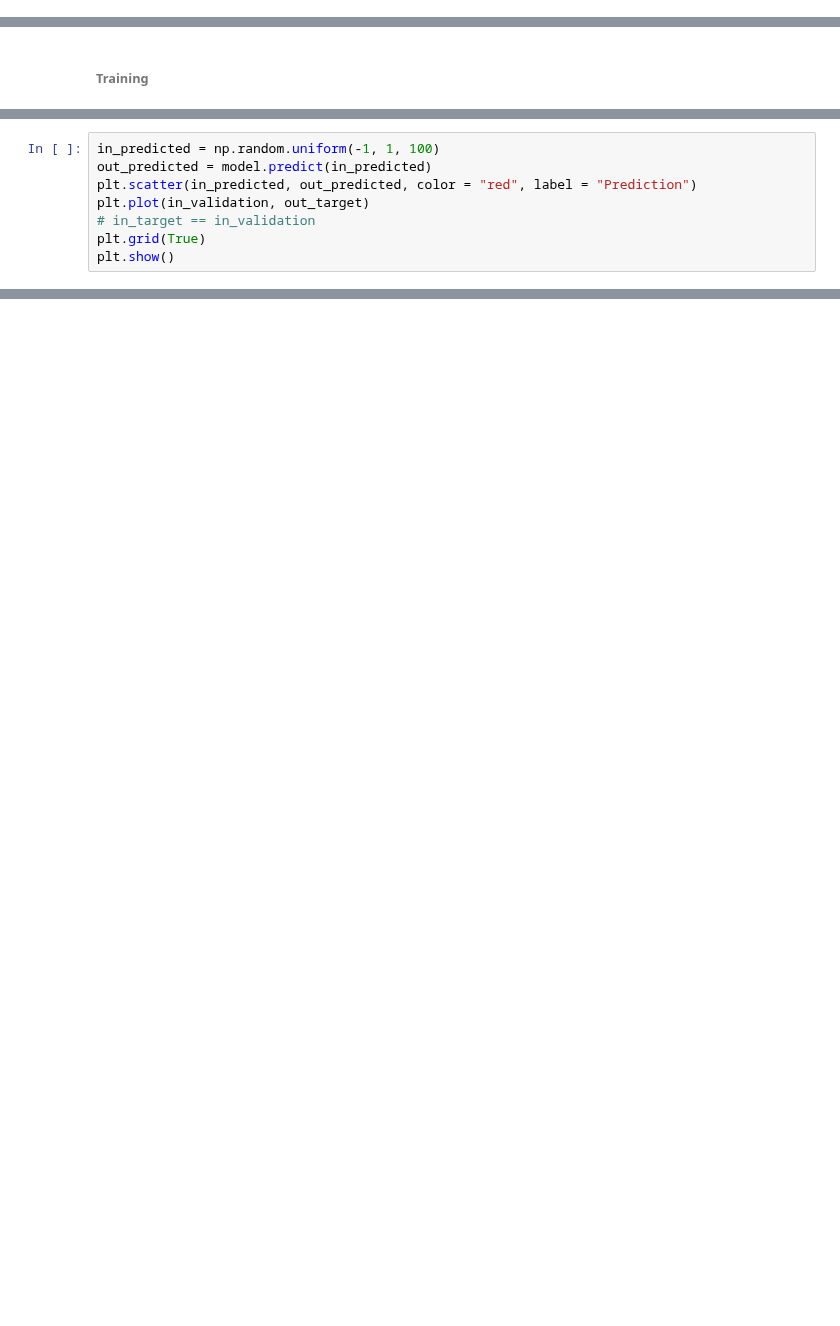
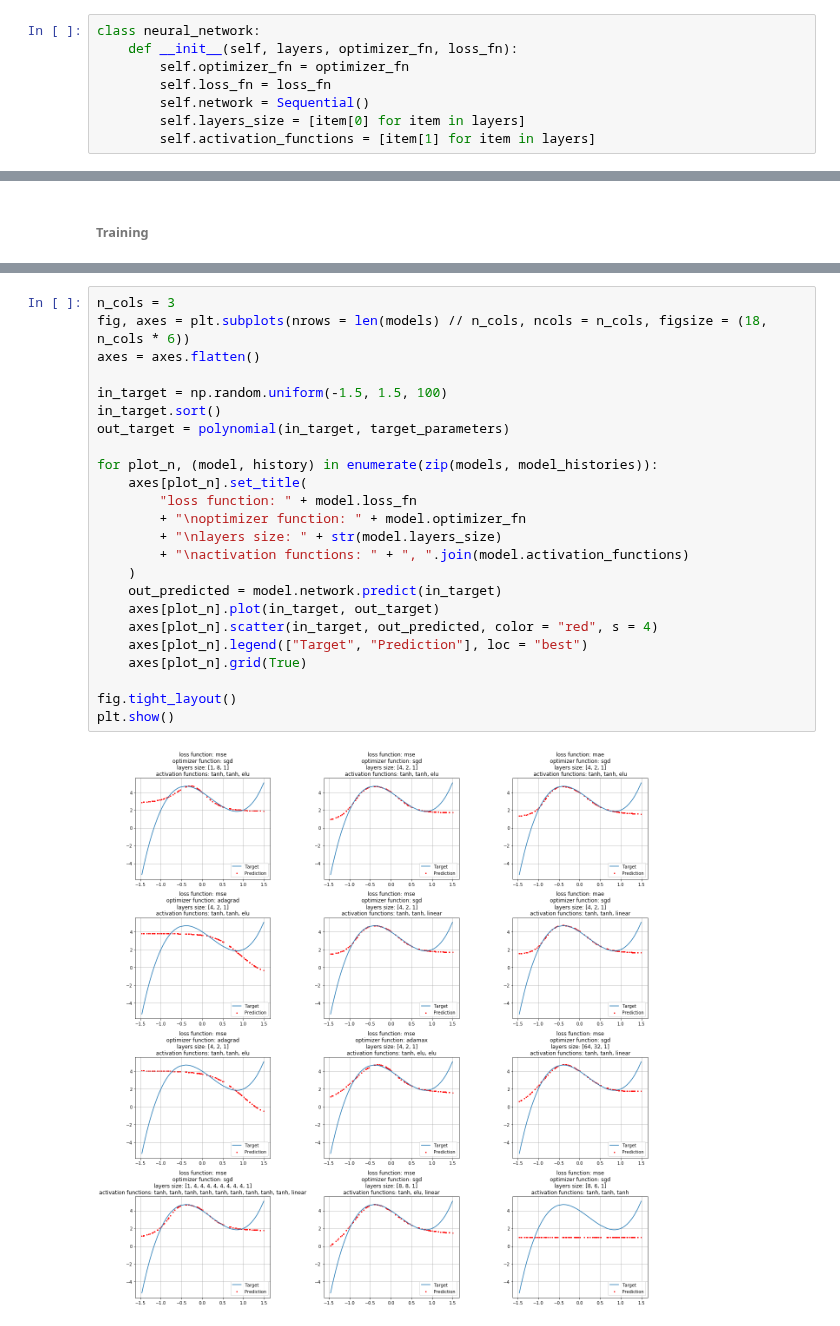
Before and after one commit to phaerrax/lab-simulazione-numerica, a Jupyter notebook: exercise11/exercise11-2.ipynb, the cells around one changed output, grey strips where cells are left out. Drawn from its saved outputs; the diff is of its cells as text; blank space fills up the shorter version.

```diff
--- a/exercise11/exercise11-2.ipynb
+++ b/exercise11/exercise11-2.ipynb
@@ -38 +38,9 @@ out_validation = np.random.normal(polynomial3(in_validation, target_parameters),
+# %%
+class neural_network:
+    def __init__(self, layers, optimizer_fn, loss_fn):
+        self.optimizer_fn = optimizer_fn
+        self.loss_fn = loss_fn
+        self.network = Sequential()
+        self.layers_size = [item[0] for item in layers]
+        self.activation_functions = [item[1] for item in layers]
 # %% [markdown]
@@ -121,8 +149,0 @@ plt.show()
-# %%
-in_predicted = np.random.uniform(-1, 1, 100)
-out_predicted = model.predict(in_predicted)
-plt.scatter(in_predicted, out_predicted, color = "red", label = "Prediction")
-plt.plot(in_validation, out_target)
-# in_target == in_validation
-plt.grid(True)
-plt.show()
@@ -130,0 +162,26 @@ plt.show()
+# %%
+n_cols = 3
+fig, axes = plt.subplots(nrows = len(models) // n_cols, ncols = n_cols, figsize = (18, n_cols * 6))
+axes = axes.flatten()
+
+in_target = np.random.uniform(-1.5, 1.5, 100)
+in_target.sort()
+out_target = polynomial(in_target, target_parameters)
+
+for plot_n, (model, history) in enumerate(zip(models, model_histories)):
+    axes[plot_n].set_title(
+        "loss function: " + model.loss_fn
+        + "\noptimizer function: " + model.optimizer_fn
+        + "\nlayers size: " + str(model.layers_size)
+        + "\nactivation functions: " + ", ".join(model.activation_functions)
+    )
+    out_predicted = model.network.predict(in_target)
+    axes[plot_n].plot(in_target, out_target)
+    axes[plot_n].scatter(in_target, out_predicted, color = "red", s = 4)
+    axes[plot_n].legend(["Target", "Prediction"], loc = "best")
+    axes[plot_n].grid(True)
+
+fig.tight_layout()
+plt.show()
+# %% [output]
+[figure, added]
```
Also changed, not shown: parts of 16 cells of this notebook.
